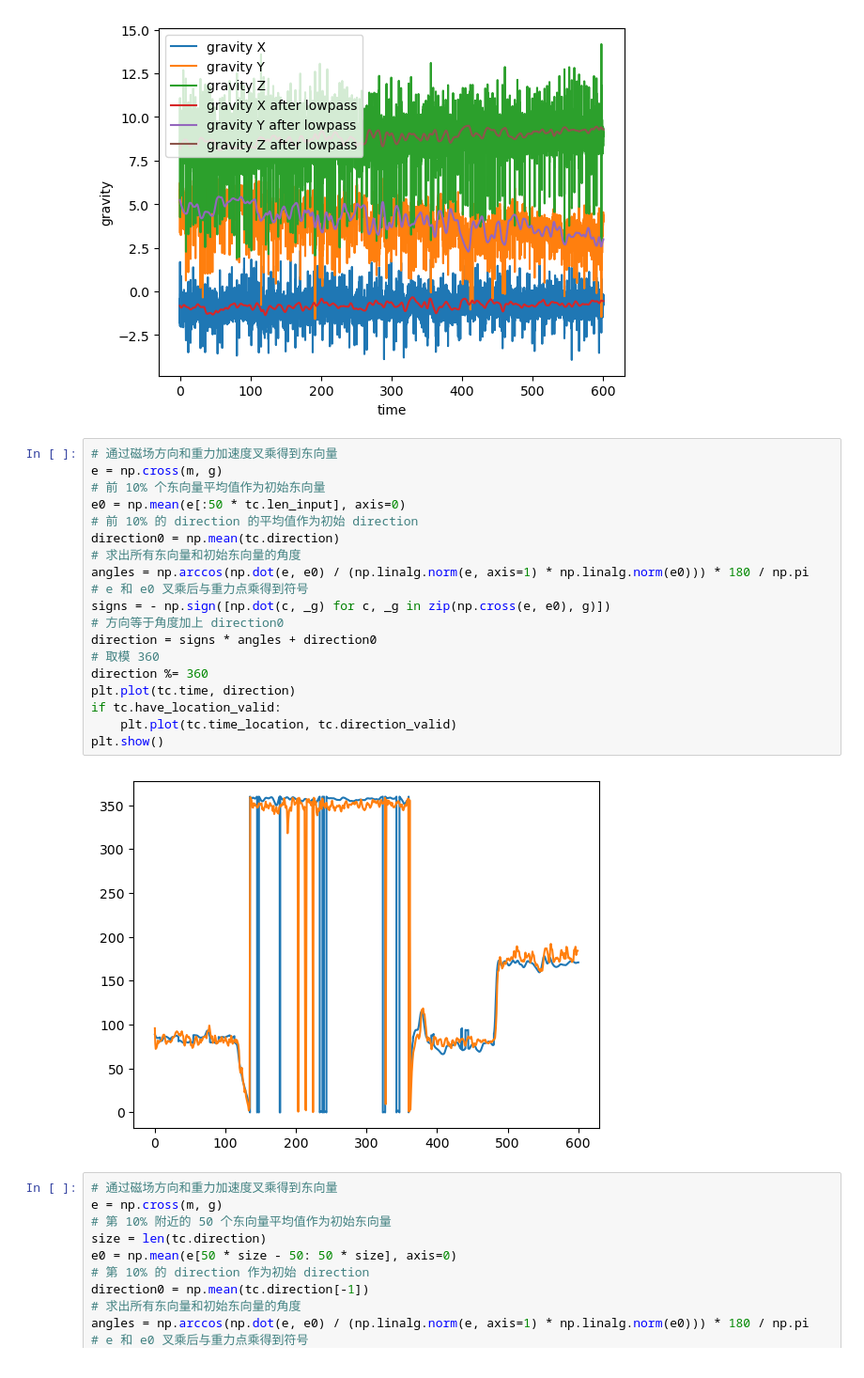
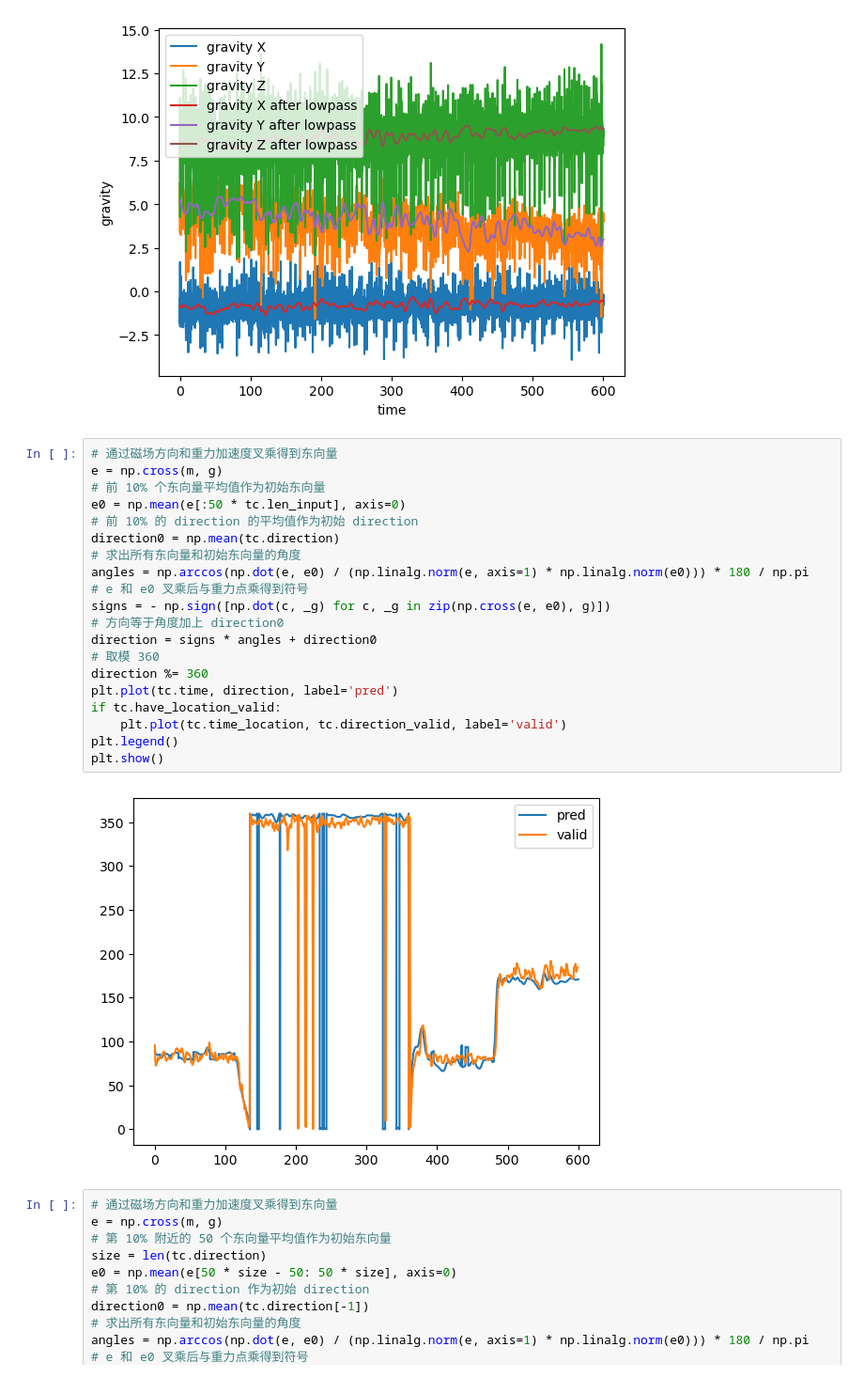
Before and after one commit to nju-aml2022/Pedestrian-Dead-Reckoning-PDR, a Jupyter notebook: direction.ipynb, the cells around one changed output. Shown at 94% size. Drawn from its saved outputs; the diff is of its cells as text.

```diff
--- a/direction.ipynb
+++ b/direction.ipynb
@@ -97,24 +97,25 @@ plt.show()
 # %%
 # 通过磁场方向和重力加速度叉乘得到东向量
 e = np.cross(m, g)
 # 前 10% 个东向量平均值作为初始东向量
 e0 = np.mean(e[:50 * tc.len_input], axis=0)
 # 前 10% 的 direction 的平均值作为初始 direction
 direction0 = np.mean(tc.direction)
 # 求出所有东向量和初始东向量的角度
 angles = np.arccos(np.dot(e, e0) / (np.linalg.norm(e, axis=1) * np.linalg.norm(e0))) * 180 / np.pi
 # e 和 e0 叉乘后与重力点乘得到符号
 signs = - np.sign([np.dot(c, _g) for c, _g in zip(np.cross(e, e0), g)])
 # 方向等于角度加上 direction0
 direction = signs * angles + direction0
 # 取模 360
 direction %= 360
-plt.plot(tc.time, direction)
+plt.plot(tc.time, direction, label='pred')
 if tc.have_location_valid:
-    plt.plot(tc.time_location, tc.direction_valid)
+    plt.plot(tc.time_location, tc.direction_valid, label='valid')
+plt.legend()
 plt.show()
 # %% [output]
-[figure, old version]
+[figure, new version]
 # %%
 # 通过磁场方向和重力加速度叉乘得到东向量
 e = np.cross(m, g)
```
Also changed, not shown: 2 other files.
